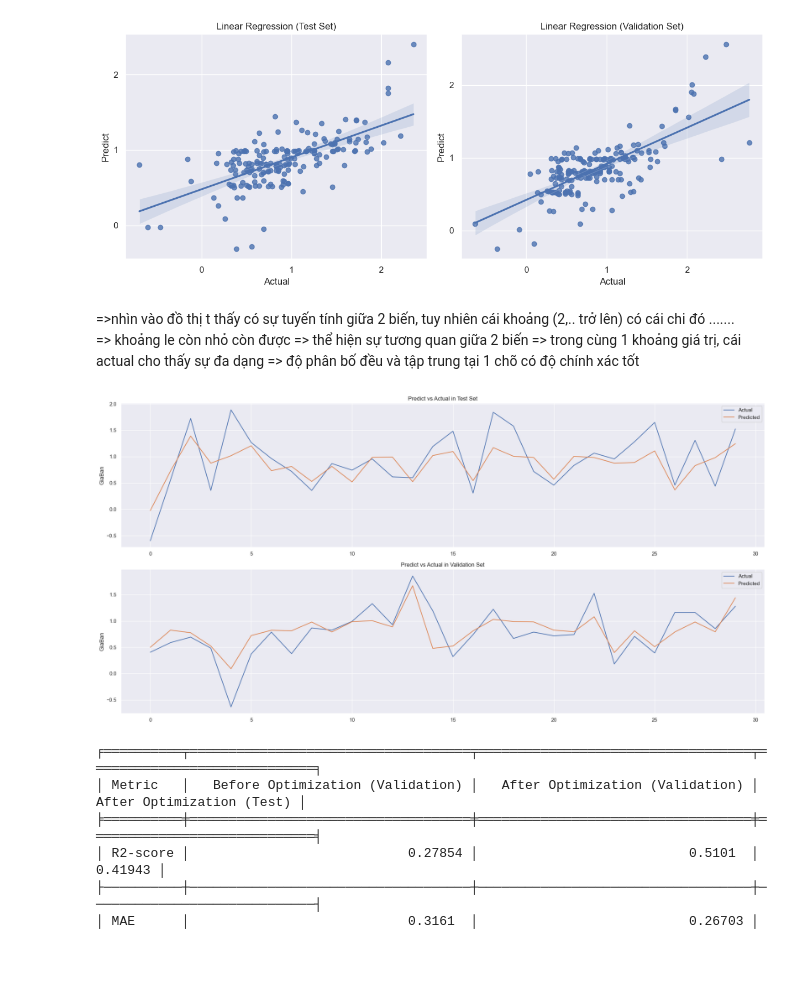
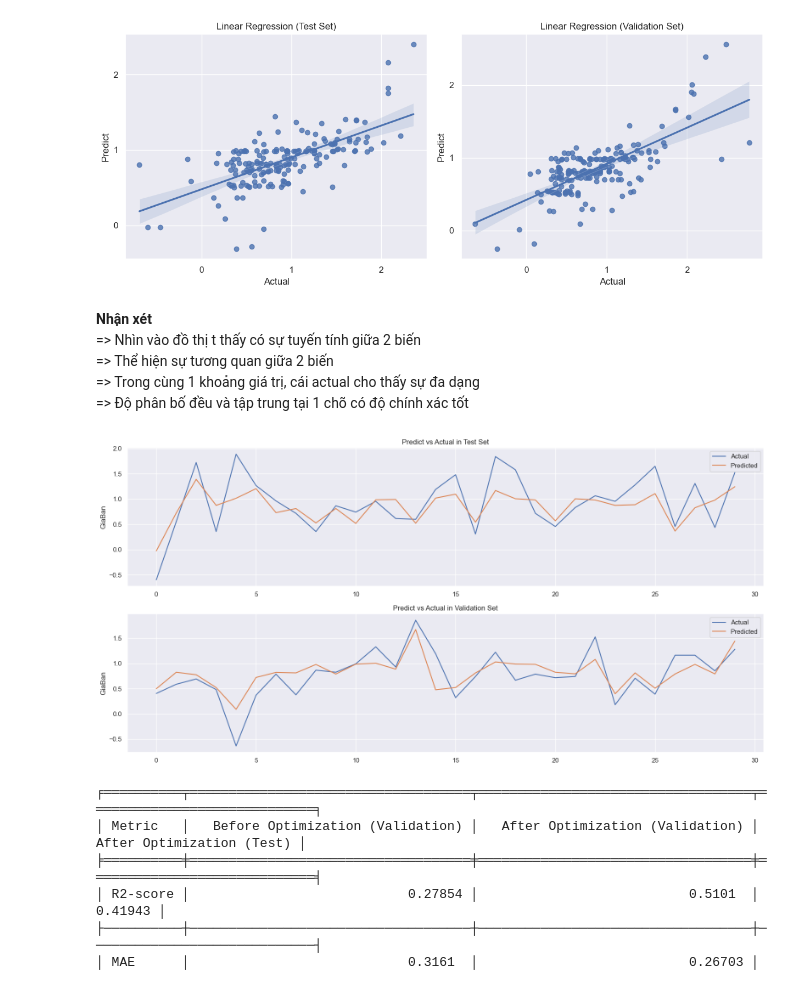
Before and after one commit to Yenhi501/Web_Scarping, a Jupyter notebook: model_smallDS.ipynb, the cells around one changed output. Saved outputs shown, nothing was run; the diff lists cells and outputs as text; code cells hidden in the pictures; blank space fills up the shorter version.

```diff
--- a/model_smallDS.ipynb
+++ b/model_smallDS.ipynb
@@ -922,30 +913,29 @@ plt.show()
 # %% [output]
 [figure]
 # %% [markdown]
-=>nhìn vào đồ thị t thấy có sự tuyến tính giữa 2 biến,
-tuy nhiên cái khoảng (2,.. trở lên) có cái chi đó .......
-=> khoảng le còn nhỏ còn được
-=> thể hiện sự tương quan giữa 2 biến
-=> trong cùng 1 khoảng giá trị, cái actual cho thấy sự đa dạng
-=> độ phân bố đều và tập trung tại 1 chõ có độ chính xác tốt
+**Nhận xét** <br/>
+=> Nhìn vào đồ thị t thấy có sự tuyến tính giữa 2 biến <br/>
+=> Thể hiện sự tương quan giữa 2 biến<br/>
+=> Trong cùng 1 khoảng giá trị, cái actual cho thấy sự đa dạng <br/>
+=> Độ phân bố đều và tập trung tại 1 chõ có độ chính xác tốt<br/>
 # %%
-fig, axes = plt.subplots(2, 1, figsize=(20, 10))
+fig, axes = plt.subplots(2, 1, figsize=(16,8))
 
 axes[0].set_ylabel("GiaBan")
 axes[0].set_title('Predict vs Actual in Test Set')
 axes[0].plot(np.array(y_test_randomforest[:30]), label='Actual')
 axes[0].plot(y_test_pred[:30], label='Predicted')
 axes[0].legend()
 axes[1].set_ylabel("GiaBan")
 axes[1].set_title('Predict vs Actual in Validation Set')
 axes[1].plot(np.array(y_val_randomforest[:30]), label='Actual')
 axes[1].plot(y_val_pred[:30], label='Predicted')
 axes[1].legend()
 
 plt.tight_layout()
 plt.show()
 # %% [output]
-[figure, old version]
+[figure, new version]
 # %%
 data = {'Metric': ['R2-score', 'MAE', 'MSE'],
         'Before Optimization (Validation)': [r2_val_before_random, mae_val_before_random, mse_val_before_random],
```
Also changed, not shown: parts of 3 cells of this notebook, 2 other files.
